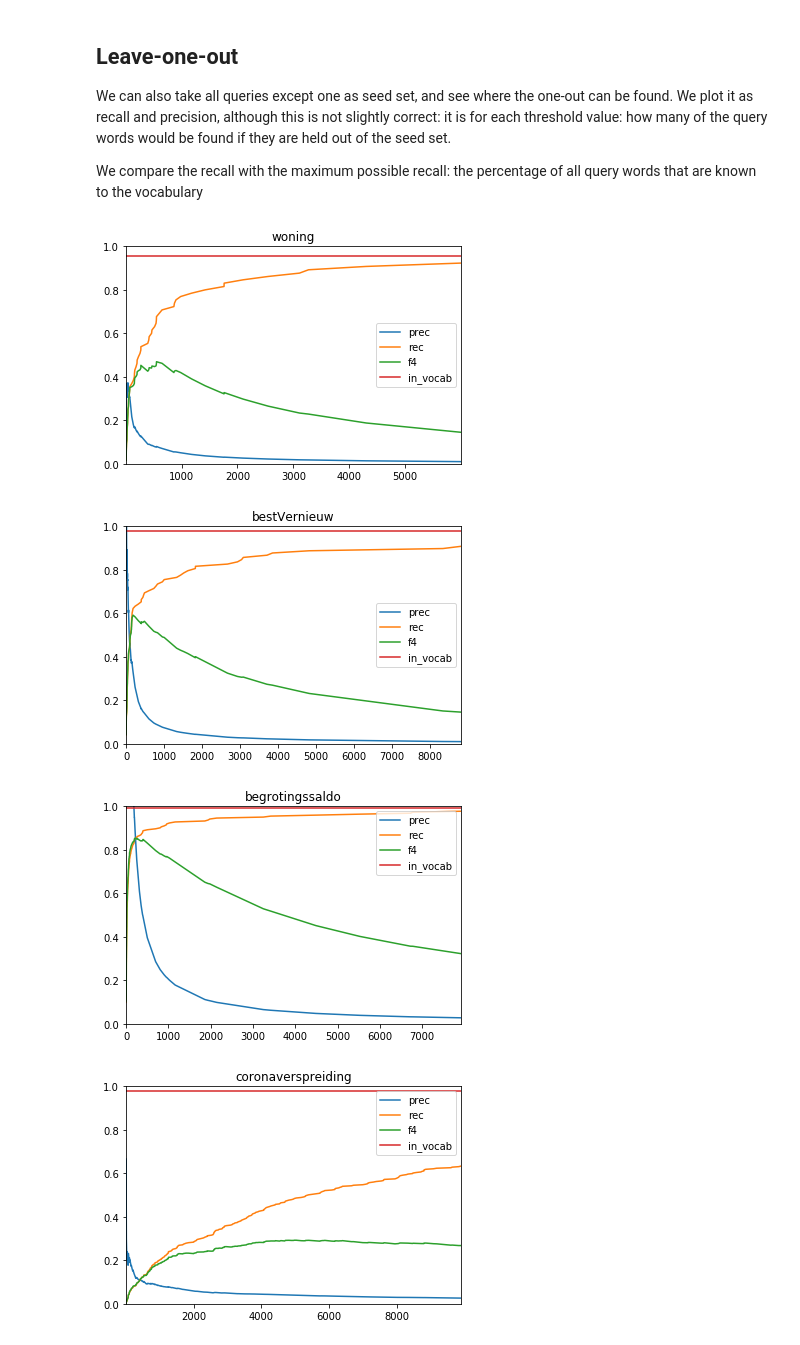
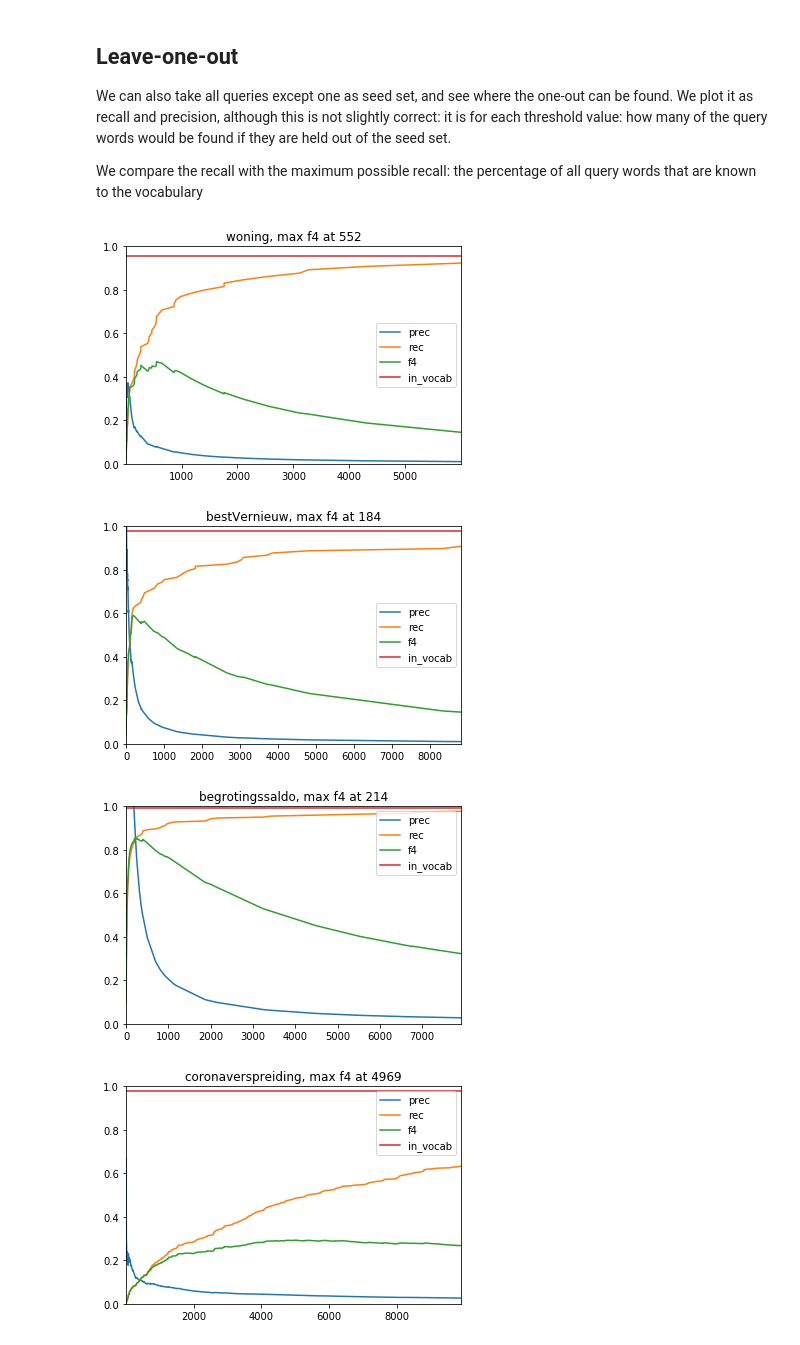
Before and after one commit to Filter-Bubble/stance_finder, a Jupyter notebook: notebooks/Query_set_expansion_CV_subset.ipynb, the cells around one changed output. Saved outputs shown, nothing was run; the diff lists cells and outputs as text; code cells hidden in the pictures.

```diff
--- a/notebooks/Query_set_expansion_CV_subset.ipynb
+++ b/notebooks/Query_set_expansion_CV_subset.ipynb
@@ -98,7 +98,8 @@ for issue in issue_list:
     prec_rec_df = pd.concat(df_list)
     prec_rec_df_means = prec_rec_df.groupby('index')[['precision', 'recall', 'f4']].mean()
     prec_rec_df_means['in_vocab'] = df_issues_sub.vocab.mean()
+    max_f4 = prec_rec_df_means['f4'].idxmax()
     plot = prec_rec_df_means.plot()
-    plot.set_title(issue)
+    plot.set_title(issue+', max f4 at '+str(max_f4))
     plt.show()
 # %% [output]
@@ -131,27 +132,28 @@ def plot_prec_rec(ranks):
 # %%
 for issue in issue_list:
     df_issues_sub = df_issues[(df_issues.issue == issue)]
     queries = list(df_issues_sub['query_preprocessed'].unique())
 
     ranks = []
     for i in range(len(queries)):
         seed_set = queries[:i]+queries[i+1:]
         seed_set = list(itertools.chain.from_iterable([q.split() for q in seed_set]))
         test_word = queries[i]
         nearest_neighbors = np.array([w for w,_ in model.wv.most_similar(seed_set, topn=10000)])
         rank = np.where(nearest_neighbors==test_word)[0]
         if len(rank) == 0:
             ranks.append(-1)
         else:
             ranks.append(rank[0])
     df = plot_prec_rec(ranks)
     df['in_vocab'] = df_issues_sub.vocab.mean()
     plot = df.plot()
-    plot.set_title(issue)
+    max_f4 = df['f4'].idxmax()
+    plot.set_title(issue+', max f4 at '+str(max_f4))
     plt.ylim(0,1)
     plt.show()
 # %% [output]
-[figure, old version]
+[figure, new version]
-[figure, old version]
+[figure, new version]
-[figure, old version]
+[figure, new version]
-[figure, old version]
+[figure, new version]
```
Also changed, not shown: parts of 1 cell of this notebook, 1 other file.
